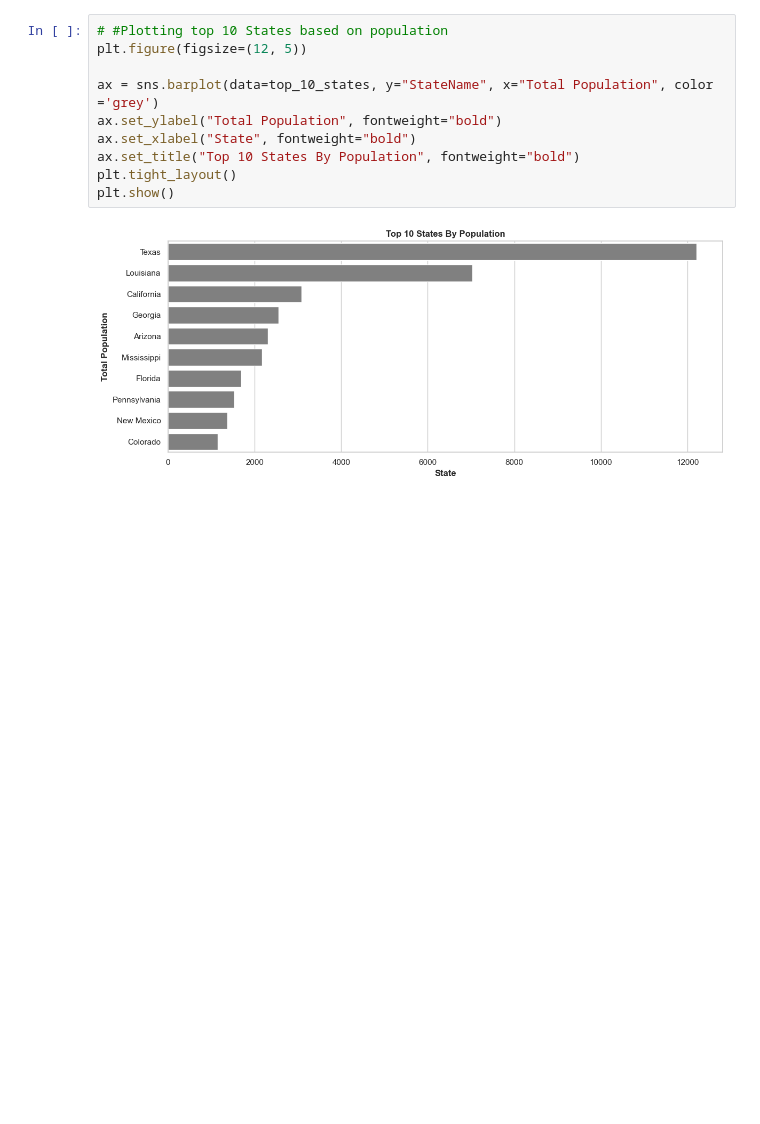
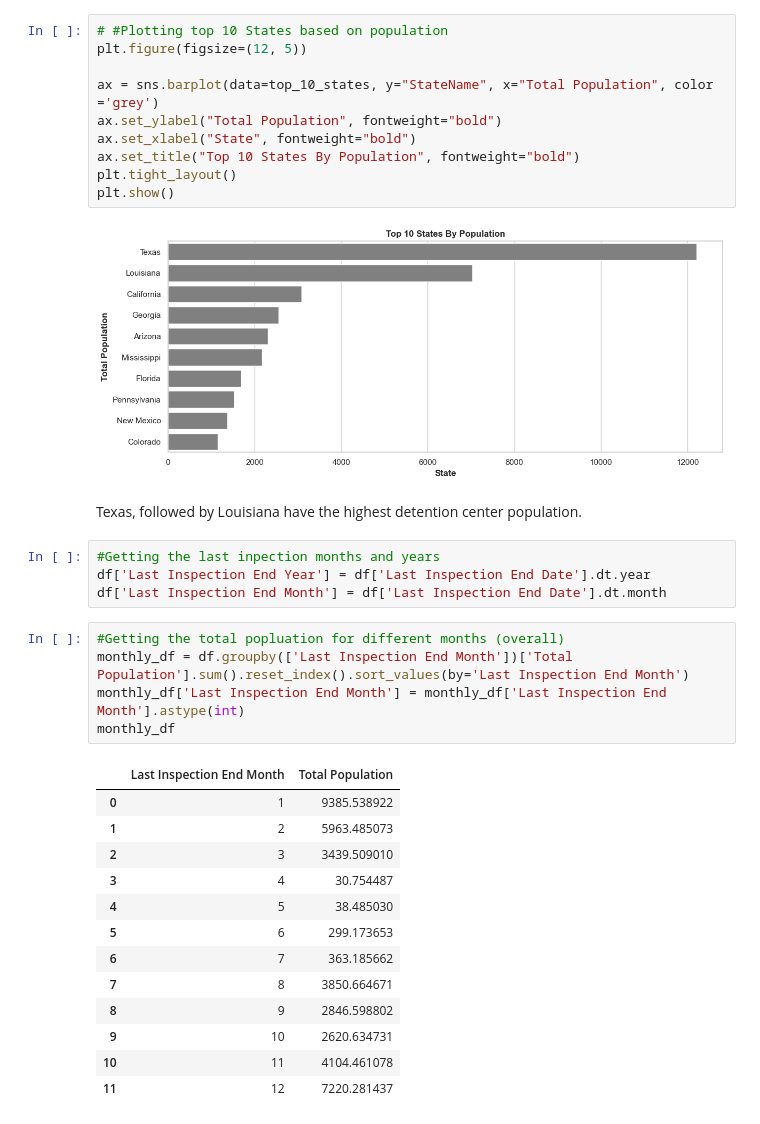
Before and after one commit to Rashmi2733/data-screening-exercise, a Jupyter notebook: exercise-code-notebook.ipynb, the cells around one changed output. Drawn from its saved outputs; the diff is of its cells as text; blank space fills up the shorter version.

```diff
--- a/exercise-code-notebook.ipynb
+++ b/exercise-code-notebook.ipynb
@@ -341,3 +392,28 @@ plt.tight_layout()
 plt.show()
 # %% [output]
 [figure]
+# %% [markdown]
+Texas, followed by Louisiana have the highest detention center population.
+# %%
+#Getting the last inpection months and years
+df['Last Inspection End Year'] = df['Last Inspection End Date'].dt.year
+df['Last Inspection End Month'] = df['Last Inspection End Date'].dt.month
+# %%
+#Getting the total popluation for different months (overall)
+monthly_df = df.groupby(['Last Inspection End Month'])['Total Population'].sum().reset_index().sort_values(by='Last Inspection End Month')
+monthly_df['Last Inspection End Month'] = monthly_df['Last Inspection End Month'].astype(int)
+monthly_df
+# %% [output]
+|  | Last Inspection End Month | Total Population |
+| 0 | 1 | 9385.538922 |
+| 1 | 2 | 5963.485073 |
+| 2 | 3 | 3439.509010 |
+| 3 | 4 | 30.754487 |
+| 4 | 5 | 38.485030 |
+| 5 | 6 | 299.173653 |
+| 6 | 7 | 363.185662 |
+| 7 | 8 | 3850.664671 |
+| 8 | 9 | 2846.598802 |
+| 9 | 10 | 2620.634731 |
+| 10 | 11 | 4104.461078 |
+| 11 | 12 | 7220.281437 |
```
Also changed, not shown: parts of 10 cells of this notebook, 3 other files.
